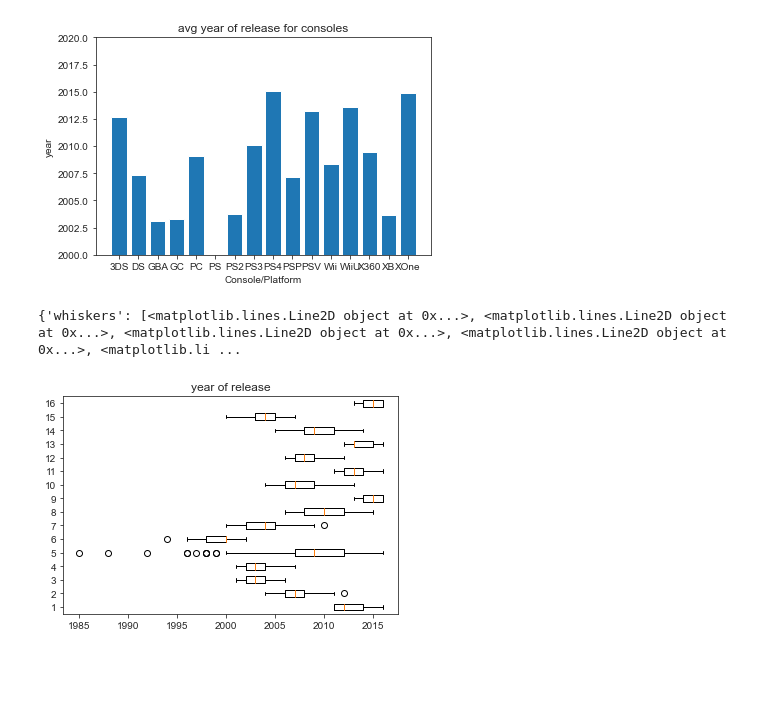
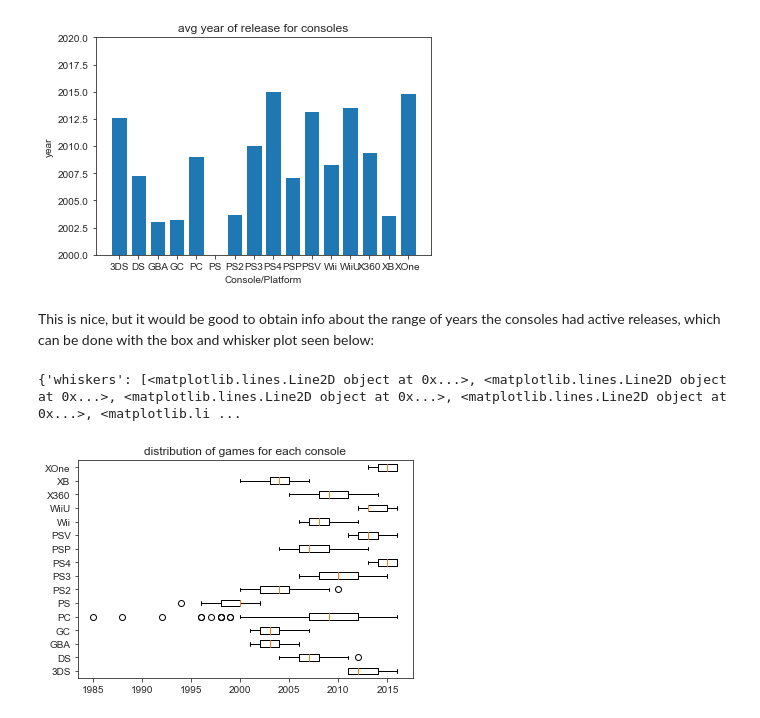
Before and after one commit to jacintoi/course-project-group_1019, a Jupyter notebook: analysis/Aidan/Milestone_2/EDA_gamesConsoles.ipynb, the cells around one changed output. Cells and saved outputs as stored; diff of their text form; code cells hidden in the pictures; blank space fills up the shorter version.

```diff
--- a/analysis/Aidan/Milestone_2/EDA_gamesConsoles.ipynb
+++ b/analysis/Aidan/Milestone_2/EDA_gamesConsoles.ipynb
@@ -266,13 +266,15 @@ plt.xticks(list(range(0,len(df.Platform.unique()))), list(df.Platform.unique()))
 plt.show()
 # %% [output]
 [figure]
+# %% [markdown]
+This is nice, but it would be good to obtain info about the range of years the consoles had active releases, which can be done with the box and whisker plot seen below:
 # %%
 
-data = list(dfConsole[i]['Year_of_Release'] for i in df.Platform.unique())
-fig1, ax1 = plt.subplots()
-ax1.set_title('year of release')
-x = ax1.boxplot(data, vert = False)
+yeardata = list(dfConsole[i]['Year_of_Release'] for i in df.Platform.unique())
+plt.boxplot(yeardata, vert = False)
+plt.title('distribution of games for each console')
+plt.yticks(list(range(1,len(df.Platform.unique())+1)), list(df.Platform.unique()))
 print(x)
 # %% [output]
 {'whiskers': [<matplotlib.lines.Line2D object at 0x...>, <matplotlib.lines.Line2D object at 0x...>, <matplotlib.lines.Line2D object at 0x...>, <matplotlib.lines.Line2D object at 0x...>, <matplotlib.li ...
-[figure, old version]
+[figure, new version]
```
Also changed, not shown: parts of 6 cells of this notebook.
